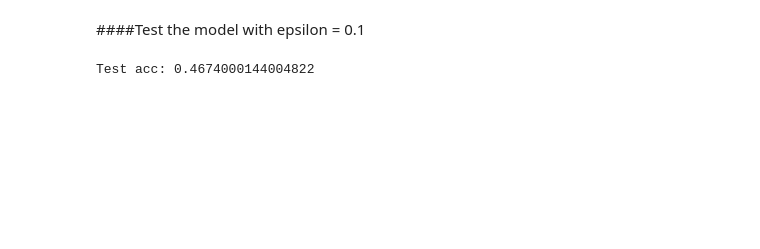
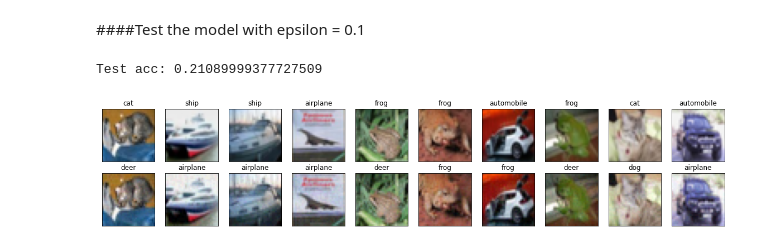
Before and after one commit to mannam95/Deep_Learning_Programming, a Jupyter notebook: Assignment10/Assignment_10_IDL_Adversarial_Meghana.ipynb, the cells around one changed output. Cells and saved outputs as stored; diff of their text form; code cells hidden in the pictures; blank space fills up the shorter version.

```diff
--- a/Assignment10/Assignment_10_IDL_Adversarial_Meghana.ipynb
+++ b/Assignment10/Assignment_10_IDL_Adversarial_Meghana.ipynb
@@ -237,6 +255,27 @@ Loss: 0.9788862466812134 Accuracy: 0.5115000009536743
 # %% [markdown]
 ####Test the model with epsilon = 0.1
 # %%
-_ = start_adversarial_testing(adversarial_image_dataset, model)
+adversarial_predictions_2 = start_adversarial_testing(adversarial_image_dataset, model)
 # %% [output]
-Test acc: 0.4674000144004822
+Test acc: 0.21089999377727509
+# %%
+n = 10
+plt.figure(figsize=(20, 6))
+for i in range(n):
+  axis = plt.subplot(3, n, i + 1)
+  plt.imshow(original_image_data[0][i])
+  plt.title(cifar_10_class_labels[image_data_labels[0][i].numpy()])
+  plt.gray()
+  axis.get_xaxis().set_visible(False)
+  axis.get_yaxis().set_visible(False)
+  plt.grid(False)
+  axis = plt.subplot(3, n, i + 1 + n)
+  plt.imshow(tf.clip_by_value(adversarial_image_data[0][i], clip_value_min=0., clip_value_max=1.))
+  plt.title(cifar_10_class_labels[adversarial_predictions_2[0][i].numpy()])
+  plt.gray()
+  axis.get_xaxis().set_visible(False)
+  axis.get_yaxis().set_visible(False)
+
+plt.show()
+# %% [output]
+[figure, added]
```
Also changed, not shown: parts of 11 cells of this notebook.
